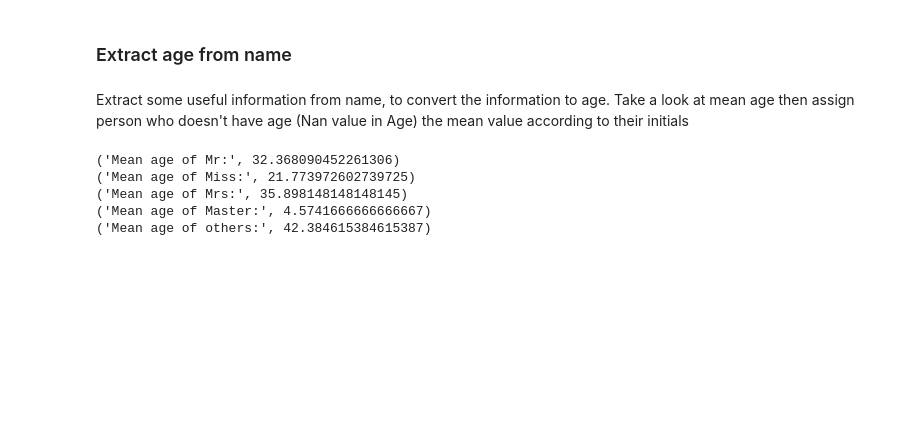
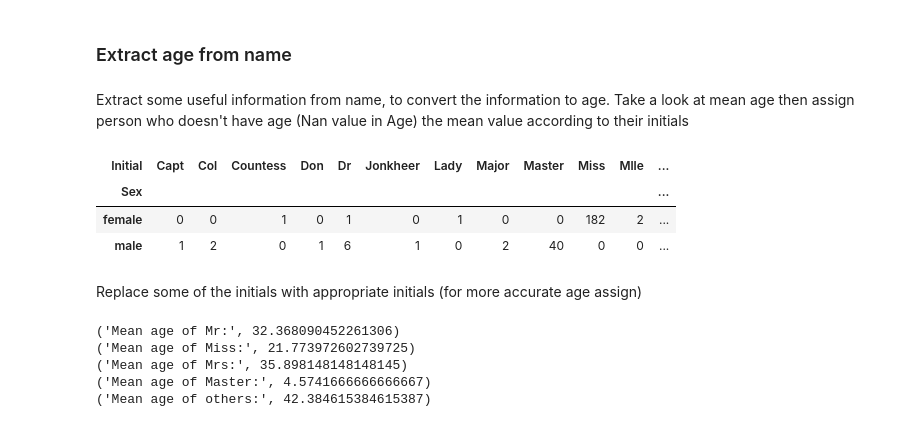
Before and after one commit to Theerit/Kaggle_Titanic, a Jupyter notebook: Titanic.ipynb, the cells around one changed output. Saved outputs shown, nothing was run; the diff lists cells and outputs as text; code cells hidden in the pictures; blank space fills up the shorter version.

```diff
--- a/Titanic.ipynb
+++ b/Titanic.ipynb
@@ -219,3 +219,22 @@ plt.show()
 ### Extract age from name
 # %% [markdown]
 Extract some useful information from name, to convert the information to age. Take a look at mean age then assign person who doesn't have age (Nan value in Age) the mean value according to their initials
+# %%
+X_plot['Initial']=0
+for i in X_plot:
+    X_plot['Initial']=X_plot.Name.str.extract('([A-Za-z]+)\.') #lets extract the Salutations
+#X_plot['Initial'].value_counts()
+
+#Change data in X also (since its the real training data)
+X['Initial']=0
+for i in X:
+    X['Initial']=X.Name.str.extract('([A-Za-z]+)\.') #lets extract the Salutations
+
+pd.crosstab(X_plot.Initial,X_plot.Sex).T.style.background_gradient(cmap='summer_r')
+# %% [output]
+| Initial | Capt | Col | Countess | Don | Dr | Jonkheer | Lady | Major | Master | Miss | Mlle | ... |
+| Sex |  |  |  |  |  |  |  |  |  |  |  | ... |
+| female | 0 | 0 | 1 | 0 | 1 | 0 | 1 | 0 | 0 | 182 | 2 | ... |
+| male | 1 | 2 | 0 | 1 | 6 | 1 | 0 | 2 | 40 | 0 | 0 | ... |
+# %% [markdown]
+Replace some of the initials with appropriate initials (for more accurate age assign)
```
Also changed, not shown: parts of 6 cells of this notebook.
